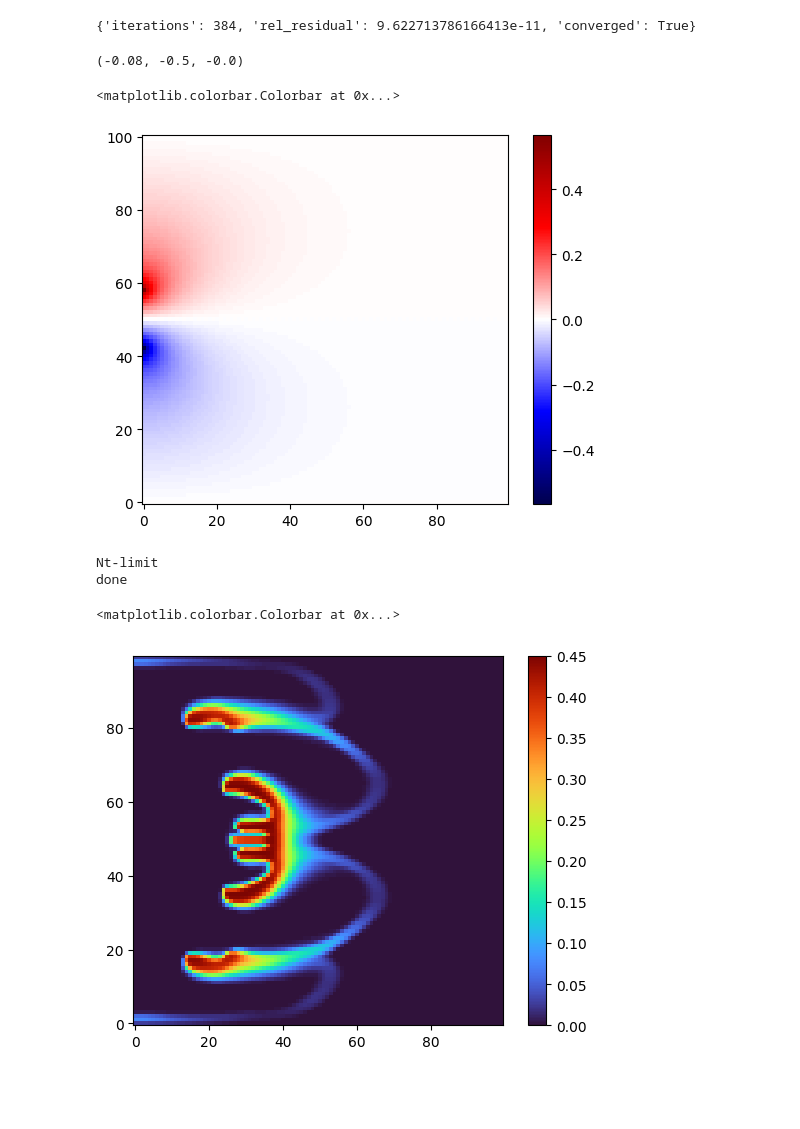
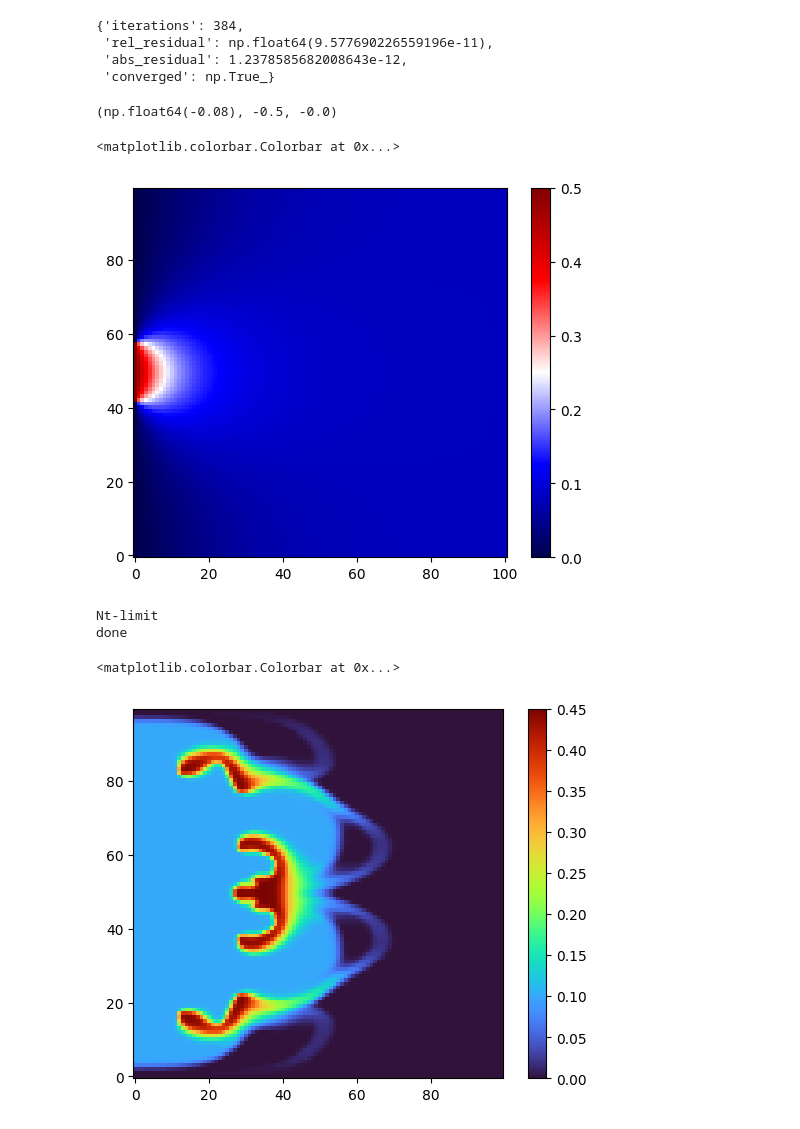
Before and after one commit to ispromadhka/Hackathon-hybrid-modeling-of-proppant-dynamics, a Jupyter notebook: src/solver/Case1/case1.ipynb, the cells around one changed output. Saved outputs shown, nothing was run; the diff lists cells and outputs as text; code cells hidden in the pictures; blank space fills up the shorter version.

```diff
--- a/src/solver/Case1/case1.ipynb
+++ b/src/solver/Case1/case1.ipynb
@@ -51,7 +60,8 @@ config = {
     },
     'numerics': {
         'CFL': 0.8,
-        'rk_stages': 3,
+        'rk_stages': 1
+        ,
         'lim_type': 'koren',
         'kappa': -1,
         'WENO_type': 'Z',
@@ -65,8 +75,8 @@ config = {
     'boundary_conditions': {
         'q_in': q_in,
         'q_out': q_out,
-        'c_in_times': np.array([50]),
-        'c_in_arr':   np.array([0.45, 0.0]),
+        'c_in_times': np.array([50, 150]),
+        'c_in_arr':   np.array([0.45, 0.0,0.1]),
     }
 }
 # %%
@@ -74,17 +84,20 @@ config = {
 s = SolverCPU(config)
 s.PressureSolver.get_solver_stats()
 # %% [output]
-{'iterations': 384, 'rel_residual': 9.622713786166413e-11, 'converged': True}
+{'iterations': 384,
+ 'rel_residual': np.float64(9.577690226559196e-11),
+ 'abs_residual': 1.2378585682008643e-12,
+ 'converged': np.True_}
 # %%
 q_out/w0, Q/chi/w0, s.Vst
 # %% [output]
-(-0.08, -0.5, -0.0)
+(np.float64(-0.08), -0.5, -0.0)
 # %%
-plt.imshow(s.Vy[0], origin="lower", cmap="seismic")
+plt.imshow(s.Vx[0], origin="lower", cmap="seismic")
 plt.colorbar()
 # %% [output]
 <matplotlib.colorbar.Colorbar at 0x...>
-[figure, old version]
+[figure, new version]
 # %%
 s.solve(s.Tmax)
 # %% [output]
@@ -95,7 +108,7 @@ plt.imshow(s.Q[-1]/s.w, origin="lower", cmap="turbo", vmax=s.c_in_arr[0], vmin=0
 plt.colorbar()
 # %% [output]
 <matplotlib.colorbar.Colorbar at 0x...>
-[figure, old version]
+[figure, new version]
 # %%
 plt.imshow((s.Q[-1]-s.Q[-1,::-1])/s.w, origin="lower", cmap="seismic")
 plt.colorbar()
```
Also changed, not shown: parts of 2 cells of this notebook, 8 other files.
